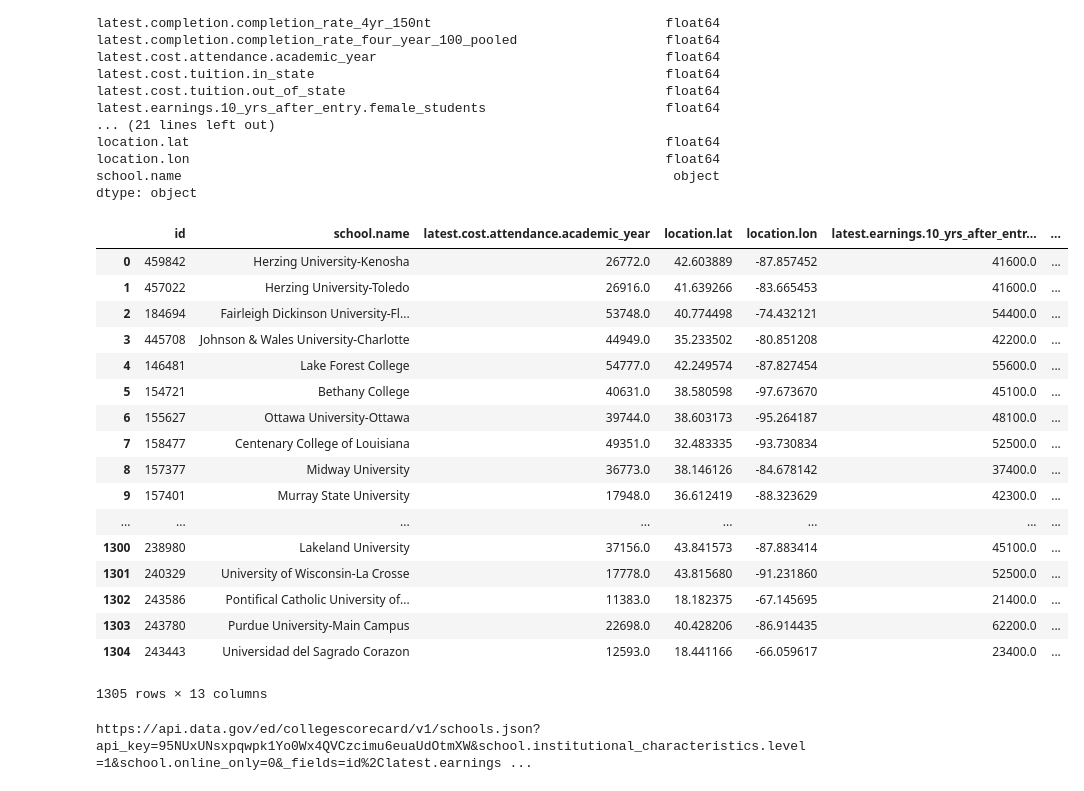
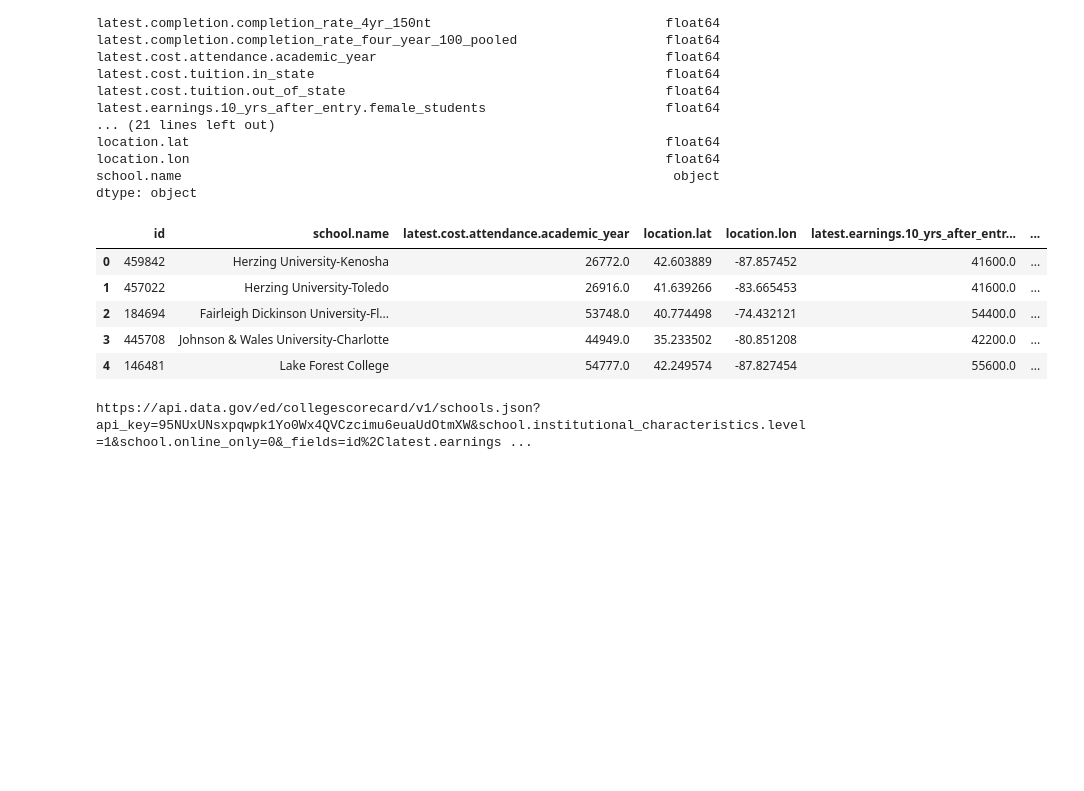
Before and after one commit to smodarressi/project1_bootcamp, a Jupyter notebook: Edu_ROI_Viz.ipynb, the cells around one changed output. Cells and saved outputs as stored; diff of their text form; code cells hidden in the pictures; blank space fills up the shorter version.

```diff
--- a/Edu_ROI_Viz.ipynb
+++ b/Edu_ROI_Viz.ipynb
@@ -51,35 +40,23 @@ dtype: object
 # %%
 school_cost_df = school_info_df[['id', 'school.name', 'latest.cost.attendance.academic_year', 'location.lat', 'location.lon',
                 'latest.earnings.10_yrs_after_entry.working_not_enrolled.mean_earnings',
                 'latest.earnings.10_yrs_after_entry.working_not_enrolled.std_dev',
                 'latest.earnings.8_yrs_after_entry.mean_earnings',
                 'latest.earnings.8_yrs_after_entry.std_deviation',
                 'latest.earnings.6_yrs_after_entry.working_not_enrolled.mean_earnings',
                 'latest.earnings.6_yrs_after_entry.working_not_enrolled.std_dev',
                 'latest.earnings.7_yrs_after_entry.mean_earnings',
                 'latest.earnings.7_yrs_after_entry.std_dev'
                                 ]]
 
-school_cost_df
+school_cost_df.head()
 # %% [output]
 |  | id | school.name | latest.cost.attendance.academic_year | location.lat | location.lon | latest.earnings.10_yrs_after_entr... | ... |
 | 0 | 459842 | Herzing University-Kenosha | 26772.0 | 42.603889 | -87.857452 | 41600.0 | ... |
 | 1 | 457022 | Herzing University-Toledo | 26916.0 | 41.639266 | -83.665453 | 41600.0 | ... |
 | 2 | 184694 | Fairleigh Dickinson University-Fl... | 53748.0 | 40.774498 | -74.432121 | 54400.0 | ... |
 | 3 | 445708 | Johnson & Wales University-Charlotte | 44949.0 | 35.233502 | -80.851208 | 42200.0 | ... |
 | 4 | 146481 | Lake Forest College | 54777.0 | 42.249574 | -87.827454 | 55600.0 | ... |
-| 5 | 154721 | Bethany College | 40631.0 | 38.580598 | -97.673670 | 45100.0 | ... |
-| 6 | 155627 | Ottawa University-Ottawa | 39744.0 | 38.603173 | -95.264187 | 48100.0 | ... |
-| 7 | 158477 | Centenary College of Louisiana | 49351.0 | 32.483335 | -93.730834 | 52500.0 | ... |
-| 8 | 157377 | Midway University | 36773.0 | 38.146126 | -84.678142 | 37400.0 | ... |
-| 9 | 157401 | Murray State University | 17948.0 | 36.612419 | -88.323629 | 42300.0 | ... |
-| ... | ... | ... | ... | ... | ... | ... | ... |
-| 1300 | 238980 | Lakeland University | 37156.0 | 43.841573 | -87.883414 | 45100.0 | ... |
-| 1301 | 240329 | University of Wisconsin-La Crosse | 17778.0 | 43.815680 | -91.231860 | 52500.0 | ... |
-| 1302 | 243586 | Pontifical Catholic University of... | 11383.0 | 18.182375 | -67.145695 | 21400.0 | ... |
-| 1303 | 243780 | Purdue University-Main Campus | 22698.0 | 40.428206 | -86.914435 | 62200.0 | ... |
-| 1304 | 243443 | Universidad del Sagrado Corazon | 12593.0 | 18.441166 | -66.059617 | 23400.0 | ... |
-1305 rows × 13 columns
 # %%
 base_url = 'https://api.data.gov/ed/collegescorecard/v1/schools.json'
 
```
Also changed, not shown: parts of 9 cells of this notebook, 5 other files.
